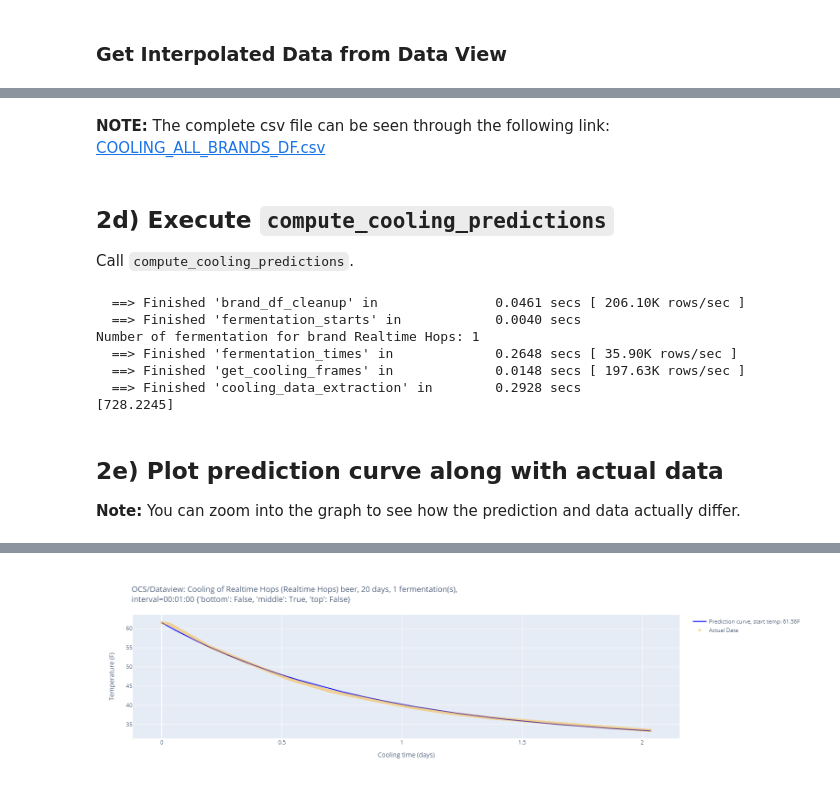
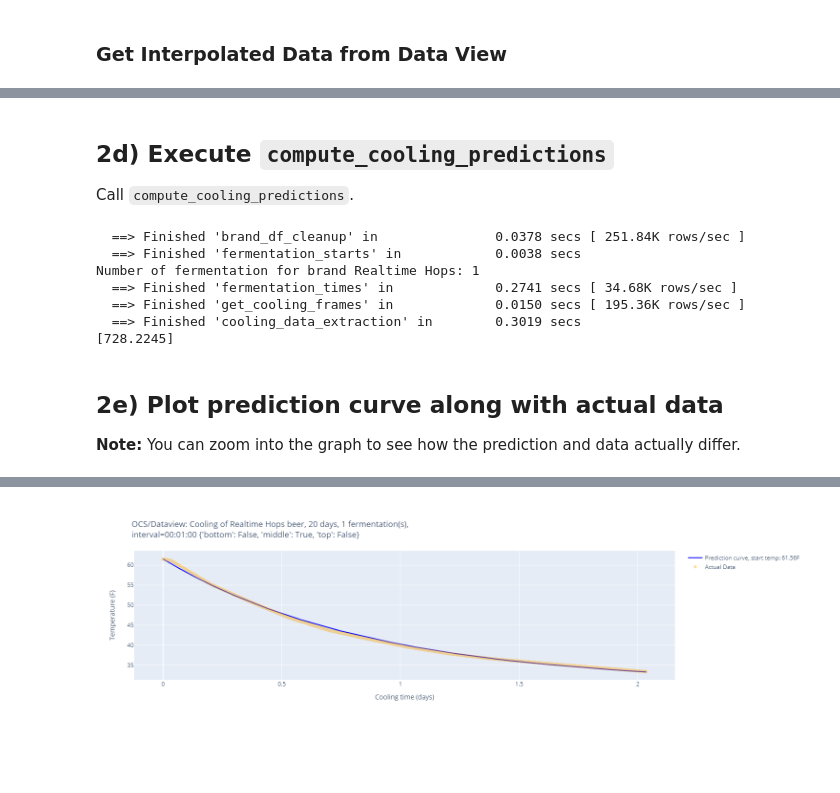
Before and after one commit to camlf/academic-hub, a Jupyter notebook: jhub-content/osisoft-academic/Learning_Modules/NB2_SOLUTION_Cooling_Prediction.ipynb, the cells around one changed output, grey strips where cells are left out. Cells and saved outputs as stored; diff of their text form; code cells hidden in the pictures; blank space fills up the shorter version.

```diff
--- a/jhub-content/osisoft-academic/Learning_Modules/NB2_SOLUTION_Cooling_Prediction.ipynb
+++ b/jhub-content/osisoft-academic/Learning_Modules/NB2_SOLUTION_Cooling_Prediction.ipynb
@@ -702,13 +699,10 @@ hub_client.dataview_definition(namespace_id, dataview_id[0])
 # %% [markdown]
 ### Get Interpolated Data from Data View
 # %%
-if USE_OCS:
-    # pull data from OCS
-    all_brands_df = hub_client.dataview_interpolated_pd(
-        namespace_id, dataview_id[0], START_INDEX, END_INDEX, INTERVAL
-    )
-else:
-    all_brands_df = pd.read_csv("COOLING_ALL_BRANDS.csv")
+# pull data from OCS
+all_brands_df = hub_client.dataview_interpolated_pd(
+    namespace_id, dataview_id[0], START_INDEX, END_INDEX, INTERVAL
+)
 
 # statistical description of `all_brands_df`
 all_brands_df.describe(include="all")
@@ -731,8 +725,6 @@ all_brands_df.head()
 | 2 | 2016-02-07 00:02:00+00:00 | Kerberos | Maturation | 29.9 | 0 | 30.0247 | 21.3905 | 29.997 | ... |
 | 3 | 2016-02-07 00:03:00+00:00 | Kerberos | Maturation | 29.9 | 0 | 30.0251 | 21.3905 | 29.9962 | ... |
 | 4 | 2016-02-07 00:04:00+00:00 | Kerberos | Maturation | 29.9 | 0 | 30.0255 | 21.3905 | 29.9954 | ... |
-# %% [markdown]
-**NOTE:** The complete csv file can be seen through the following link: [COOLING_ALL_BRANDS_DF.csv](./COOLING_ALL_BRANDS_DF.csv)
 # %% [markdown]
 ## 2d) Execute `compute_cooling_predictions`
 <a id=’section_2d’></a>
@@ -742,12 +734,12 @@ cool_df, predictions, cool_df_training, T_start, N_fermentations, N_coolings = c
     all_brands_df, BRAND, TEMP_SENSORS, TRAINING_DAYS, INTERVAL
 )
 # %% [output]
-  ==> Finished 'brand_df_cleanup' in               0.0461 secs [ 206.10K rows/sec ]
-  ==> Finished 'fermentation_starts' in            0.0040 secs
+  ==> Finished 'brand_df_cleanup' in               0.0378 secs [ 251.84K rows/sec ]
+  ==> Finished 'fermentation_starts' in            0.0038 secs
 Number of fermentation for brand Realtime Hops: 1
-  ==> Finished 'fermentation_times' in             0.2648 secs [ 35.90K rows/sec ]
-  ==> Finished 'get_cooling_frames' in             0.0148 secs [ 197.63K rows/sec ]
-  ==> Finished 'cooling_data_extraction' in        0.2928 secs
+  ==> Finished 'fermentation_times' in             0.2741 secs [ 34.68K rows/sec ]
+  ==> Finished 'get_cooling_frames' in             0.0150 secs [ 195.36K rows/sec ]
+  ==> Finished 'cooling_data_extraction' in        0.3019 secs
 [728.2245]
 # %% [markdown]
 ## 2e) Plot prediction curve along with actual data
@@ -778,7 +770,7 @@ layout = go.Layout(
     xaxis=dict(title="Cooling time (days)"),
     yaxis=dict(title="Temperature (F)"),
     width=800,
-    title=f"OCS/Dataview: Cooling of Realtime Hops ({BRAND}) beer, {TRAINING_DAYS} days, {N_fermentations} fermentation(s),<br>"
+    title=f"OCS/Dataview: Cooling of {BRAND} beer, {TRAINING_DAYS} days, {N_fermentations} fermentation(s),<br>"
     f"interval={INTERVAL} {TEMP_SENSORS}",
 )
 
@@ -789,4 +780,4 @@ fig.show()
-[figure, old version]
+[figure, new version]
 # %% [markdown]
 **------------------ Your graph will appear above this line if no error occured ------------------**
 
```
Also changed, not shown: parts of 7 cells of this notebook.
